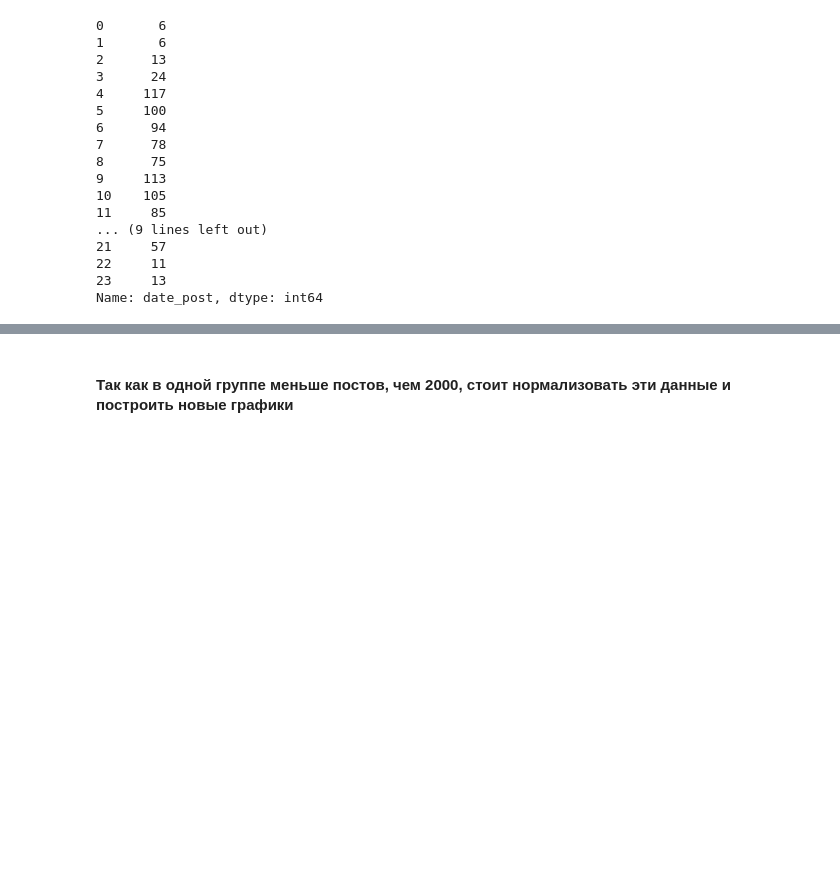
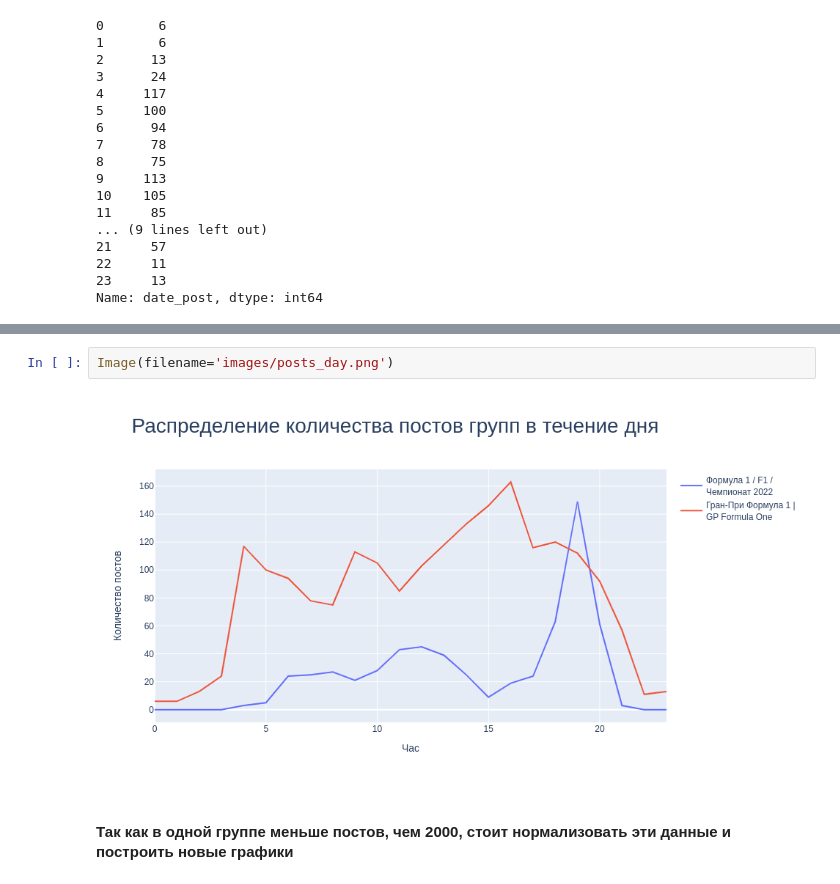
Before and after one commit to alexanderlakiza/itmo-social_media_analysis, a Jupyter notebook: ordinary_subject/lab1/analysis.ipynb, the cells around one changed output, grey strips where cells are left out. Saved outputs shown, nothing was run; the diff lists cells and outputs as text; blank space fills up the shorter version.

```diff
--- a/ordinary_subject/lab1/analysis.ipynb
+++ b/ordinary_subject/lab1/analysis.ipynb
@@ -186,4 +274,8 @@ Please replace it with one of the following more specific types
 [interactive output not drawn]
+# %%
+Image(filename='images/posts_day.png')
+# %% [output]
+[figure, added]
 # %% [markdown]
 #### Так как в одной группе меньше постов, чем 2000, стоит нормализовать эти данные и построить новые графики
 # %%
```
Also changed, not shown: parts of 14 cells of this notebook, 5 other files.
